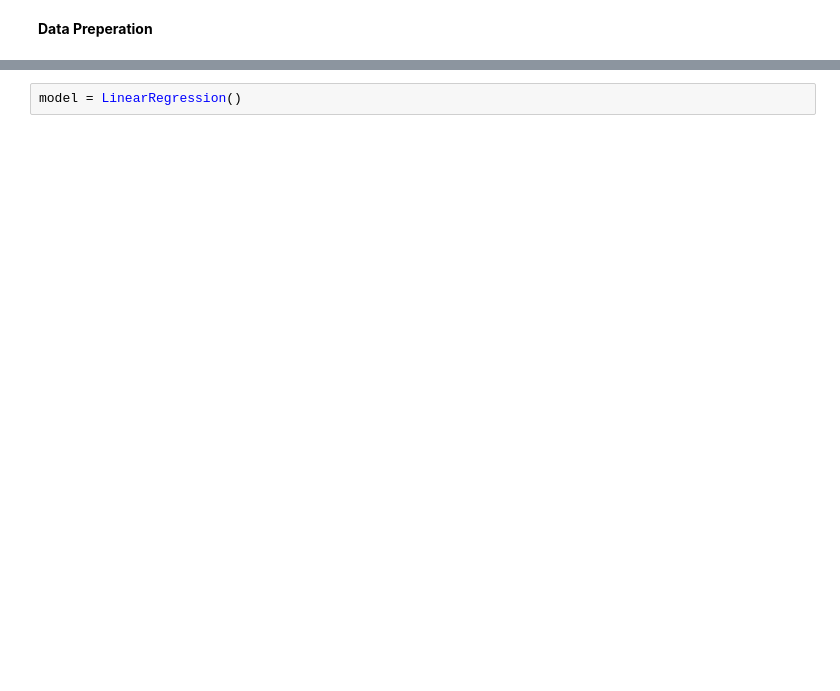
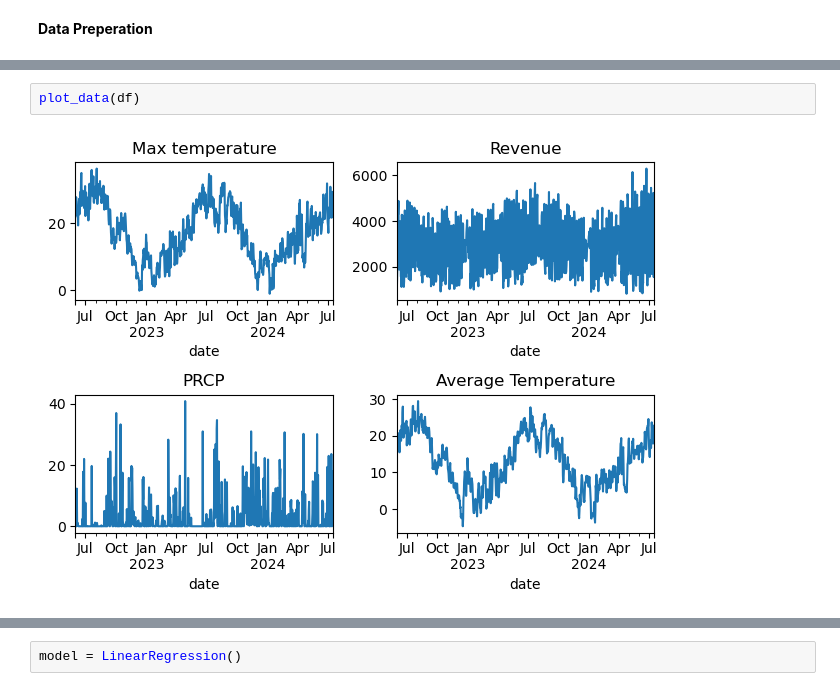
Before and after one commit to JonasEtFi/Restaurant-Revenue-Forecasting, a Jupyter notebook: hybrid_model.ipynb, the cells around one changed output, grey strips where cells are left out. Saved outputs shown, nothing was run; the diff lists cells and outputs as text; blank space fills up the shorter version.

```diff
--- a/hybrid_model.ipynb
+++ b/hybrid_model.ipynb
@@ -45,0 +51,4 @@ plot_avg_revenue_per_weekday(df)
+# %%
+plot_data(df)
+# %% [output]
+[figure, added]
```
Also changed, not shown: parts of 31 cells of this notebook, 3 other files.
